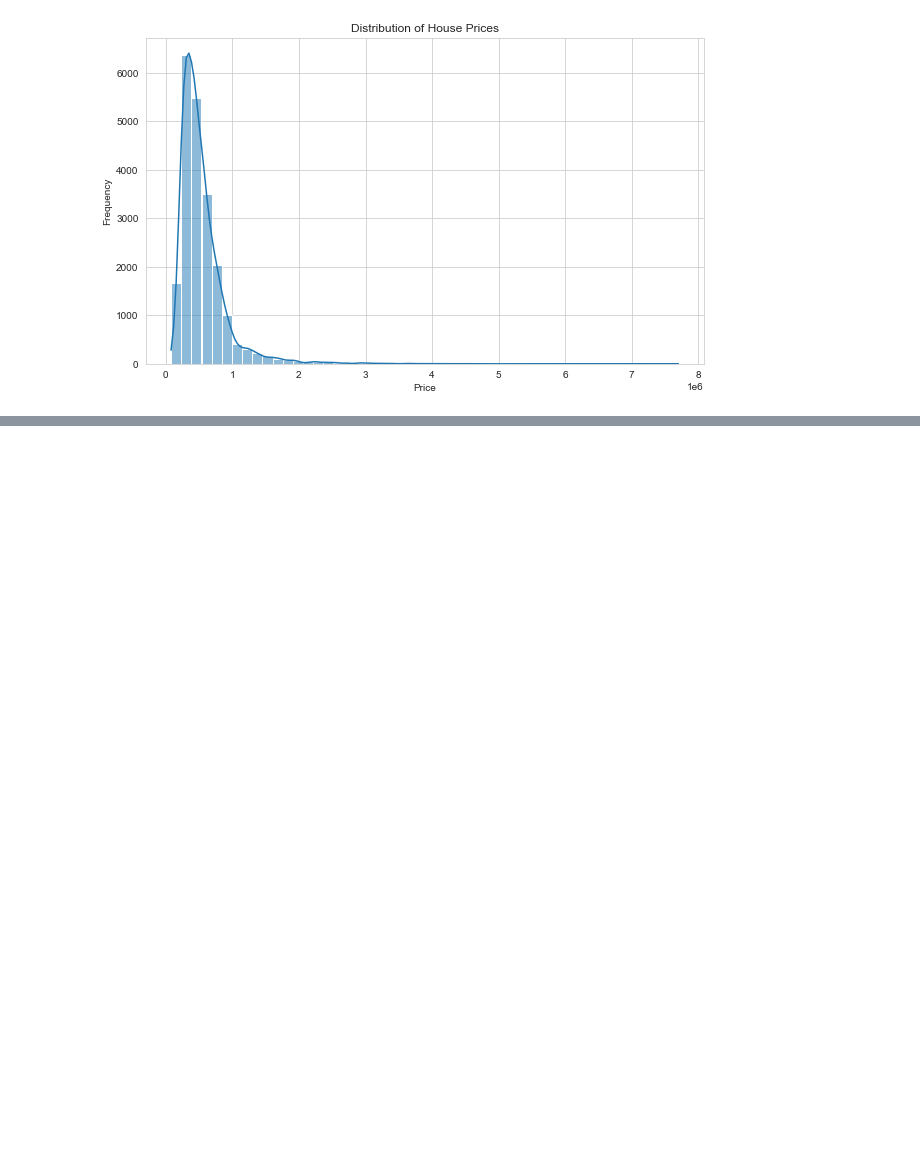
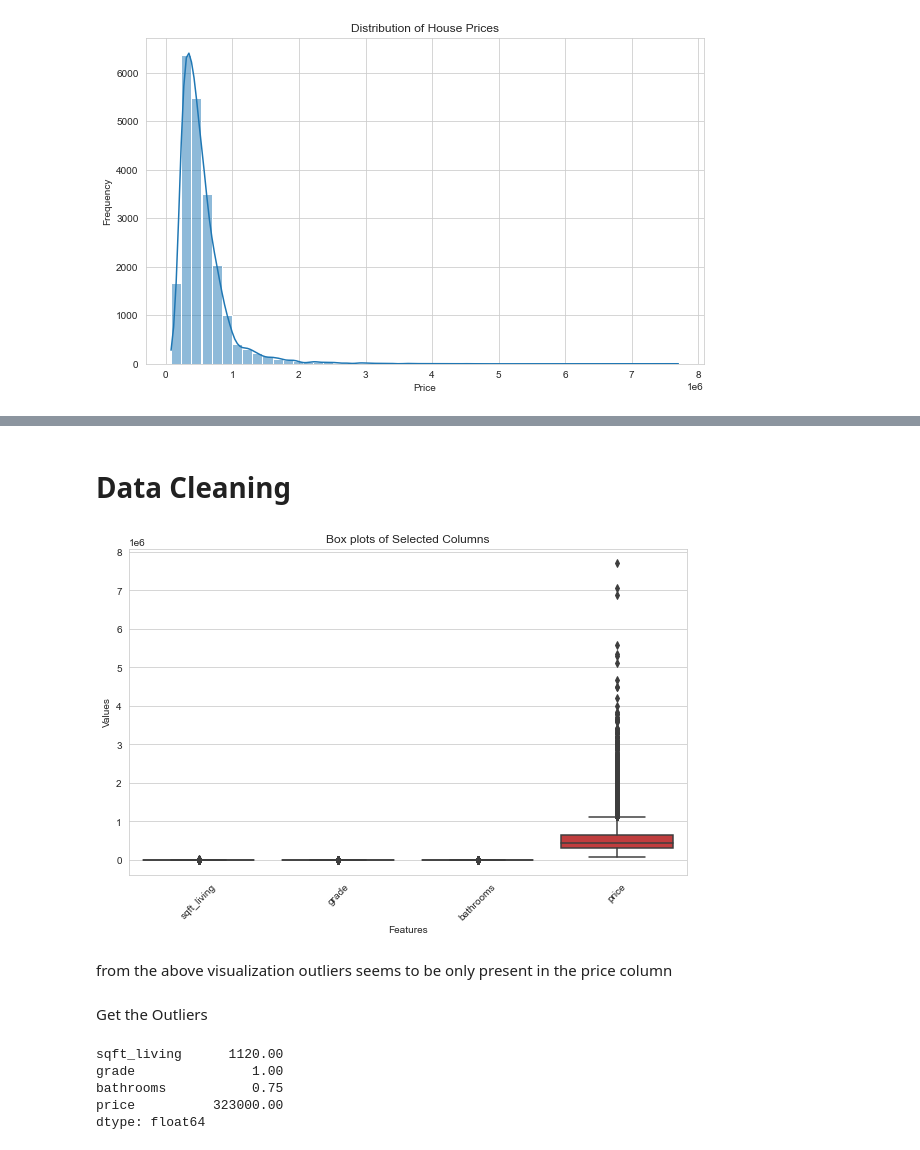
Before and after one commit to JimalShafi/Project_Phase_2, a Jupyter notebook: DATA/WORK/stephen.ipynb, the cells around one changed output, grey strips where cells are left out. Cells and saved outputs as stored; diff of their text form; code cells hidden in the pictures; blank space fills up the shorter version.

```diff
--- a/DATA/WORK/stephen.ipynb
+++ b/DATA/WORK/stephen.ipynb
@@ -228,0 +243,29 @@ plt.show()
+# %% [markdown]
+# Data Cleaning
+# %%
+# Plotting box plots for each column
+plt.figure(figsize=(10, 6))
+sns.boxplot(data=df)
+plt.title('Box plots of Selected Columns')
+plt.xlabel('Features')
+plt.ylabel('Values')
+plt.xticks(rotation=45)
+plt.show()
+# %% [output]
+[figure, added]
+# %% [markdown]
+from the above visualization outliers seems to be only present in the price column
+# %% [markdown]
+Get the Outliers
+# %%
+# Calculate IQR for selected columns
+Q1 = df.quantile(0.25)
+Q3 = df.quantile(0.75)
+IQR = Q3 - Q1
+print(IQR)
+# %% [output]
+sqft_living      1120.00
+grade               1.00
+bathrooms           0.75
+price          323000.00
+dtype: float64
```
Also changed, not shown: parts of 41 cells of this notebook.
